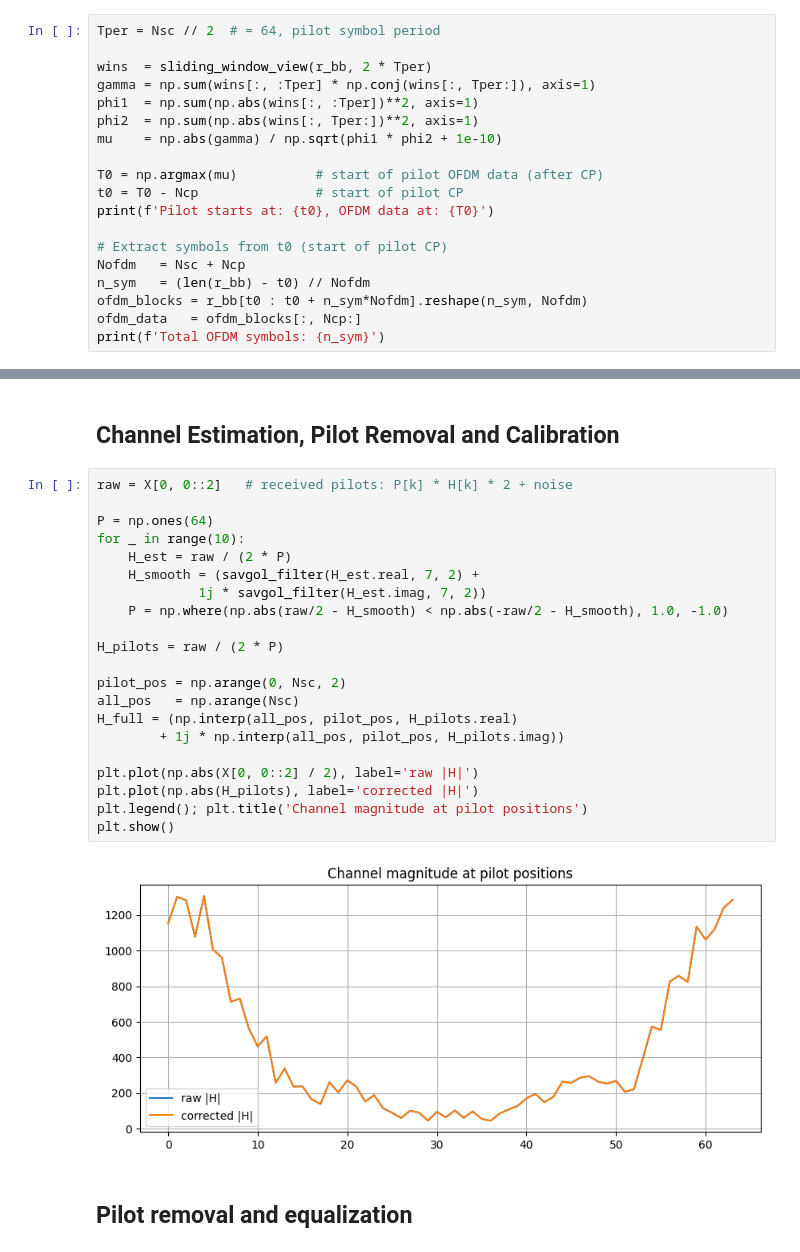
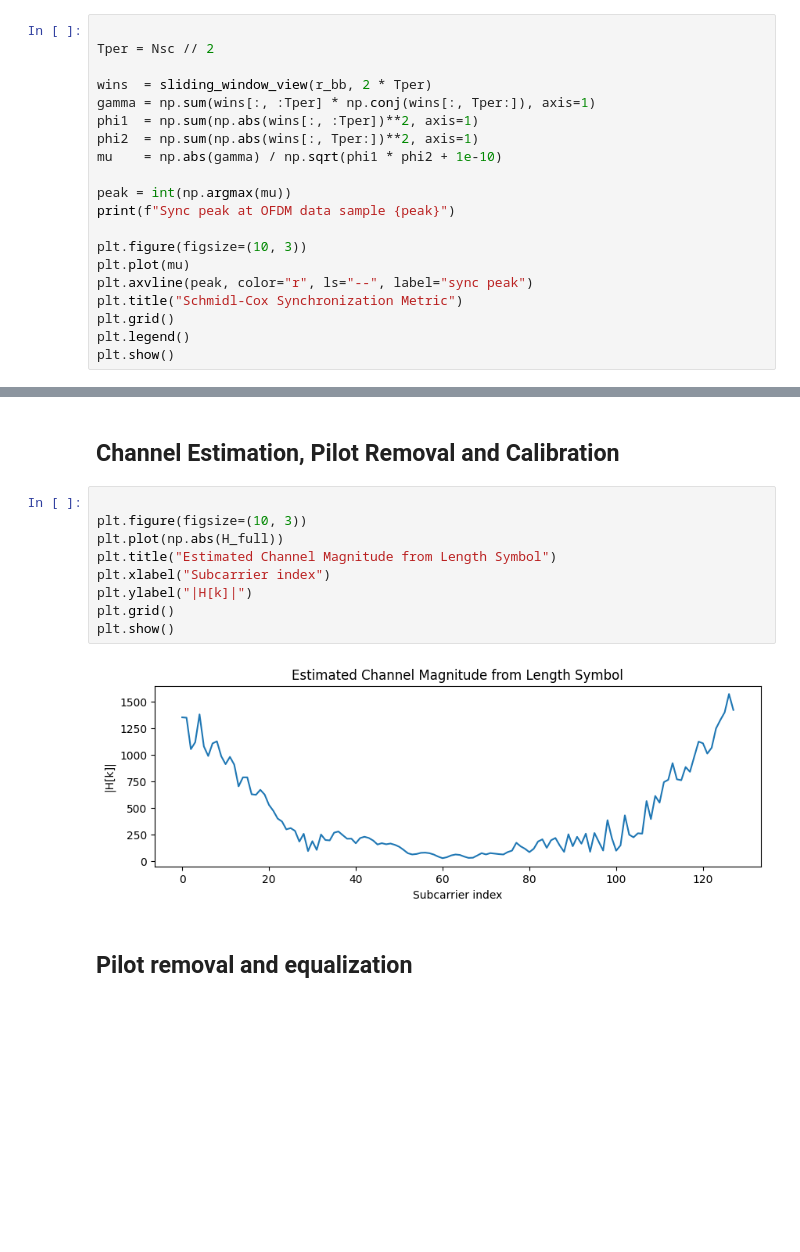
Before and after one commit to axellangenskiold/eitn21, a Jupyter notebook: assignment1_axel_task3.ipynb, the cells around one changed output, grey strips where cells are left out. Drawn from its saved outputs; the diff is of its cells as text; blank space fills up the shorter version.

```diff
--- a/assignment1_axel_task3.ipynb
+++ b/assignment1_axel_task3.ipynb
@@ -64,7 +67,8 @@ D=20, r_bb length=6353, ~42 OFDM symbols
 # %% [markdown]
 ## Synchronization and Removal of the Cyclic Prefix
 # %%
-Tper = Nsc // 2  # = 64, pilot symbol period
+
+Tper = Nsc // 2
 
 wins  = sliding_window_view(r_bb, 2 * Tper)
 gamma = np.sum(wins[:, :Tper] * np.conj(wins[:, Tper:]), axis=1)
@@ -72,14 +76,14 @@ phi1  = np.sum(np.abs(wins[:, :Tper])**2, axis=1)
 phi2  = np.sum(np.abs(wins[:, Tper:])**2, axis=1)
 mu    = np.abs(gamma) / np.sqrt(phi1 * phi2 + 1e-10)
 
-T0 = np.argmax(mu)          # start of pilot OFDM data (after CP)
-t0 = T0 - Ncp               # start of pilot CP
-print(f'Pilot starts at: {t0}, OFDM data at: {T0}')
+peak = int(np.argmax(mu))
+print(f"Sync peak at OFDM data sample {peak}")
 
-# Extract symbols from t0 (start of pilot CP)
-Nofdm   = Nsc + Ncp
-n_sym   = (len(r_bb) - t0) // Nofdm
-ofdm_blocks = r_bb[t0 : t0 + n_sym*Nofdm].reshape(n_sym, Nofdm)
-ofdm_data   = ofdm_blocks[:, Ncp:]
-print(f'Total OFDM symbols: {n_sym}')
+plt.figure(figsize=(10, 3))
+plt.plot(mu)
+plt.axvline(peak, color="r", ls="--", label="sync peak")
+plt.title("Schmidl-Cox Synchronization Metric")
+plt.grid()
+plt.legend()
+plt.show()
 # %% [output]
@@ -92,28 +235,16 @@ X = np.fft.fft(ofdm_data, axis=1)
 # %% [markdown]
 ## Channel Estimation, Pilot Removal and Calibration
 # %%
-raw = X[0, 0::2]   # received pilots: P[k] * H[k] * 2 + noise
 
-P = np.ones(64)
-for _ in range(10):
-    H_est = raw / (2 * P)
-    H_smooth = (savgol_filter(H_est.real, 7, 2) +
-             1j * savgol_filter(H_est.imag, 7, 2))
-    P = np.where(np.abs(raw/2 - H_smooth) < np.abs(-raw/2 - H_smooth), 1.0, -1.0)
-
-H_pilots = raw / (2 * P)
-
-pilot_pos = np.arange(0, Nsc, 2)
-all_pos   = np.arange(Nsc)
-H_full = (np.interp(all_pos, pilot_pos, H_pilots.real)
-        + 1j * np.interp(all_pos, pilot_pos, H_pilots.imag))
-
-plt.plot(np.abs(X[0, 0::2] / 2), label='raw |H|')
-plt.plot(np.abs(H_pilots), label='corrected |H|')
-plt.legend(); plt.title('Channel magnitude at pilot positions')
+plt.figure(figsize=(10, 3))
+plt.plot(np.abs(H_full))
+plt.title("Estimated Channel Magnitude from Length Symbol")
+plt.xlabel("Subcarrier index")
+plt.ylabel("|H[k]|")
+plt.grid()
 plt.show()
 # %% [output]
-[figure, old version]
+[figure, new version]
 # %% [markdown]
 ## Pilot removal and equalization
 # %%
```
Also changed, not shown: parts of 8 cells of this notebook.
